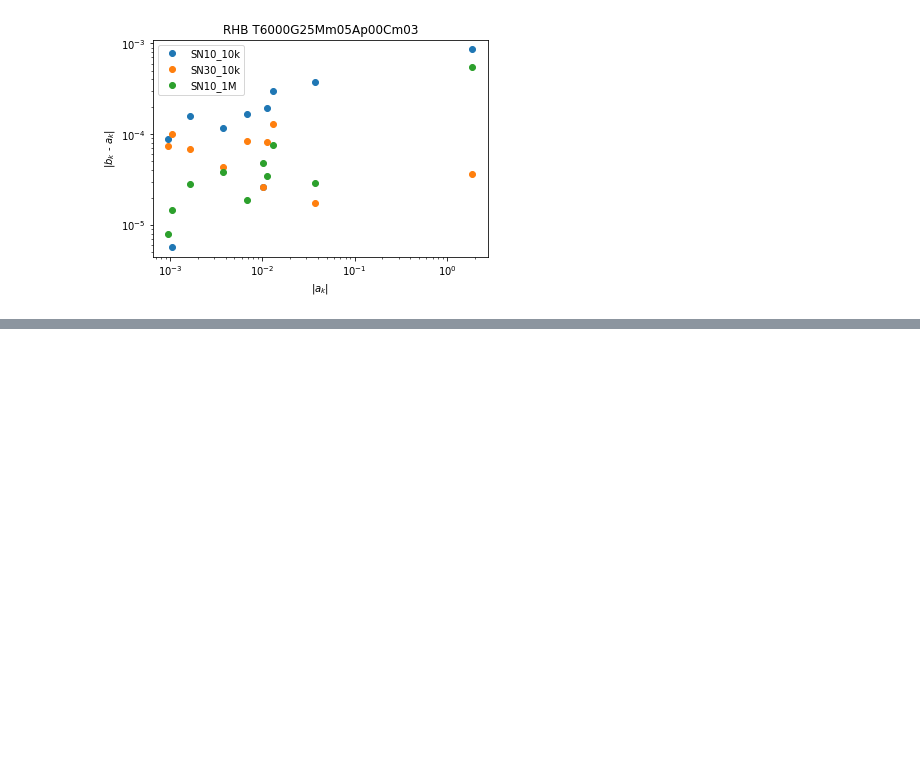
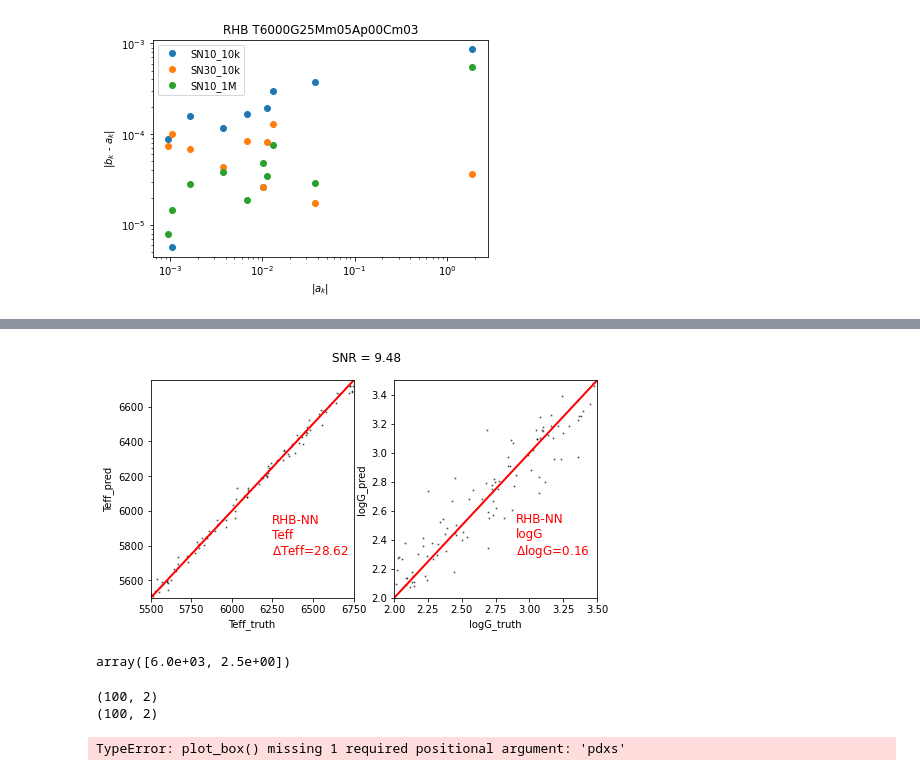
Before and after one commit to ViskaWei/PIML_v0, a Jupyter notebook: nb/RHB.ipynb, the cells around one changed output, grey strips where cells are left out. Cells and saved outputs as stored; diff of their text form; code cells hidden in the pictures; blank space fills up the shorter version.

```diff
--- a/nb/RHB.ipynb
+++ b/nb/RHB.ipynb
@@ -141,0 +178,4 @@ b.plot_exp_bias(ak, diffs, labels=["SN10_10k","SN30_10k","SN10_1M"])
+# %%
+d.eval(snr = b.estimate_snr(NL))
+# %% [output]
+[figure, added]
@@ -141,0 +188,10 @@ b.plot_exp_bias(ak, diffs, labels=["SN10_10k","SN30_10k","SN10_1M"])
+# %%
+b.PhyMid[d.odx]
+# %% [output]
+array([6.0e+03, 2.5e+00])
+# %%
+d.eval_pmt_noise(bk_N_obs, b.PhyMid, 100)
+# %% [output]
+(100, 2)
+(100, 2)
+TypeError: plot_box() missing 1 required positional argument: 'pdxs'
```
Also changed, not shown: parts of 19 cells of this notebook, 13 other files.
